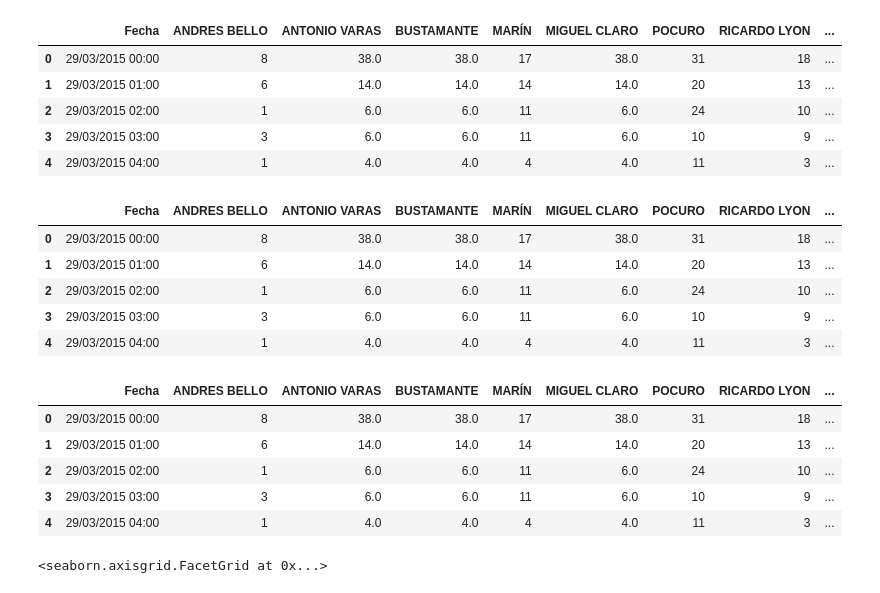
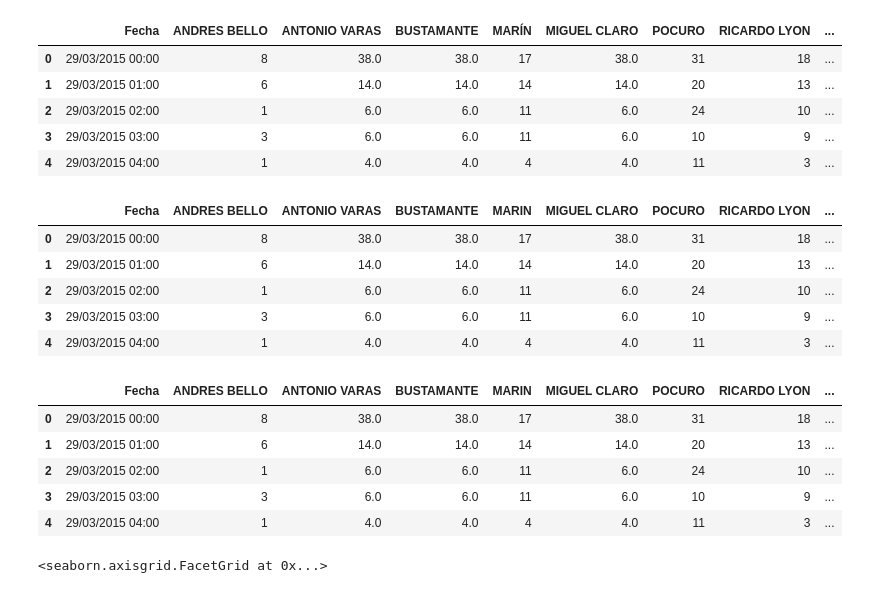
Before and after one commit to JotaSe/Bikeways-ML, a Jupyter notebook: providencia_bikeways.ipynb, the cells around one changed output. Cells and saved outputs as stored; diff of their text form; code cells hidden in the pictures.

```diff
--- a/providencia_bikeways.ipynb
+++ b/providencia_bikeways.ipynb
@@ -31,3 +31,7 @@ df.describe()
 | 50% | 84.000000 | NaN | NaN | 47.000000 | NaN | 100.000000 | 89.000000 |
 | 75% | 169.000000 | NaN | NaN | 85.000000 | NaN | 170.000000 | 153.000000 |
 | max | 948.000000 | 381.000000 | 538.000000 | 506.000000 | 290.000000 | 754.000000 | 556.000000 |
+# %%
+# normalize columns
+df = df.rename(index=str, columns={"MARÍN": "MARIN"})
+df.head()
@@ -85,11 +96,11 @@ df.head()
 | 4 | 29/03/2015 04:00 | 1 | 4.0 | 4.0 | 4 | 4.0 | 11 | 3 | ... |
 # %%
 # Create a total column
-bike_ways = ['ANDRES BELLO', 'ANTONIO VARAS', 'BUSTAMANTE', 'MARÍN', 'MIGUEL CLARO', 'POCURO', 'RICARDO LYON']
+bike_ways = ['ANDRES BELLO', 'ANTONIO VARAS', 'BUSTAMANTE', 'MARIN', 'MIGUEL CLARO', 'POCURO', 'RICARDO LYON']
 df['total'] = df[bike_ways].sum(axis=1)
 df.head()
 # %% [output]
-|  | Fecha | ANDRES BELLO | ANTONIO VARAS | BUSTAMANTE | MARÍN | MIGUEL CLARO | POCURO | RICARDO LYON | ... |
+|  | Fecha | ANDRES BELLO | ANTONIO VARAS | BUSTAMANTE | MARIN | MIGUEL CLARO | POCURO | RICARDO LYON | ... |
 | 0 | 29/03/2015 00:00 | 8 | 38.0 | 38.0 | 17 | 38.0 | 31 | 18 | ... |
 | 1 | 29/03/2015 01:00 | 6 | 14.0 | 14.0 | 14 | 14.0 | 20 | 13 | ... |
 | 2 | 29/03/2015 02:00 | 1 | 6.0 | 6.0 | 11 | 6.0 | 24 | 10 | ... |
@@ -101,7 +112,7 @@ df['date'] = pd.to_datetime(df['Fecha'])
 df['date_delta'] = (df['date'] - df['date'].min())  / np.timedelta64(1,'D')
 df.head()
 # %% [output]
-|  | Fecha | ANDRES BELLO | ANTONIO VARAS | BUSTAMANTE | MARÍN | MIGUEL CLARO | POCURO | RICARDO LYON | ... |
+|  | Fecha | ANDRES BELLO | ANTONIO VARAS | BUSTAMANTE | MARIN | MIGUEL CLARO | POCURO | RICARDO LYON | ... |
 | 0 | 29/03/2015 00:00 | 8 | 38.0 | 38.0 | 17 | 38.0 | 31 | 18 | ... |
 | 1 | 29/03/2015 01:00 | 6 | 14.0 | 14.0 | 14 | 14.0 | 20 | 13 | ... |
 | 2 | 29/03/2015 02:00 | 1 | 6.0 | 6.0 | 11 | 6.0 | 24 | 10 | ... |
```
Also changed, not shown: parts of 2 cells of this notebook.
